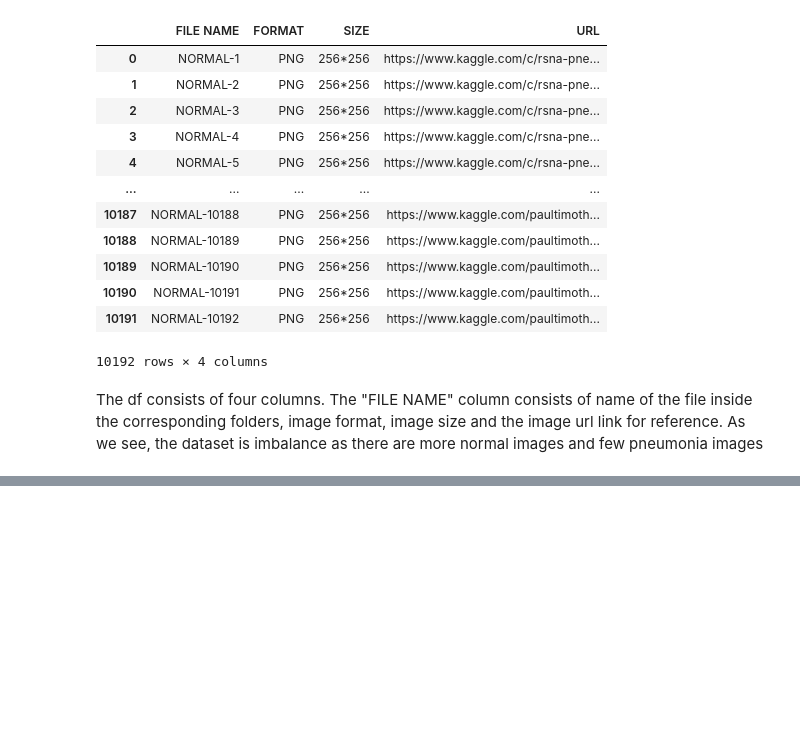
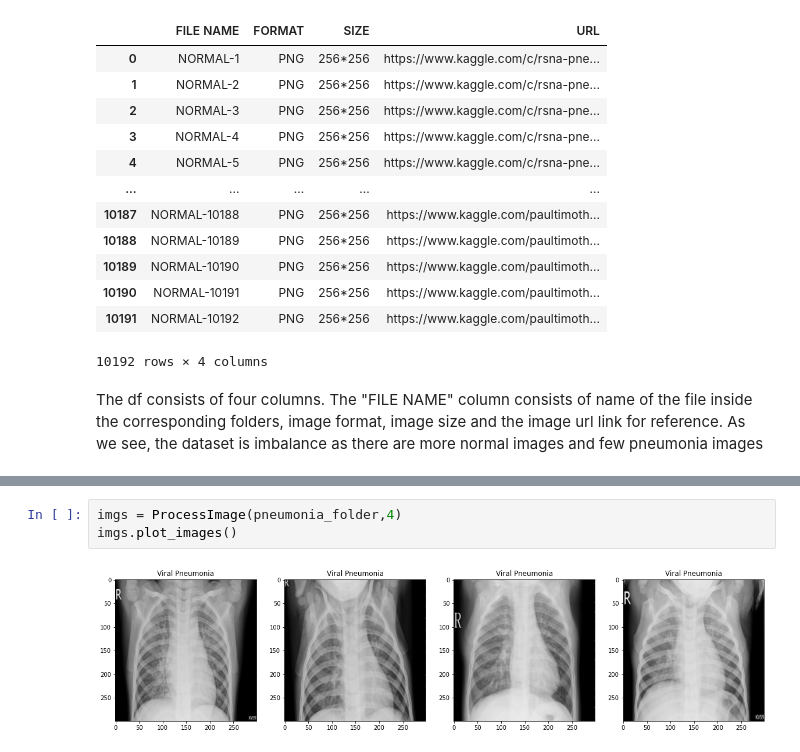
Before and after one commit to dipesh-commits/computer-vision-projects, a Jupyter notebook: COVID 19 Identification/COVID 19.ipynb, the cells around one changed output, grey strips where cells are left out. Cells and saved outputs as stored; diff of their text form; blank space fills up the shorter version.

```diff
--- a/COVID 19 Identification/COVID 19.ipynb
+++ b/COVID 19 Identification/COVID 19.ipynb
@@ -132,0 +147,5 @@ xlrd
+# %%
+imgs = ProcessImage(pneumonia_folder,4)
+imgs.plot_images()
+# %% [output]
+[figure, added]
```
Also changed, not shown: parts of 6 cells of this notebook.
